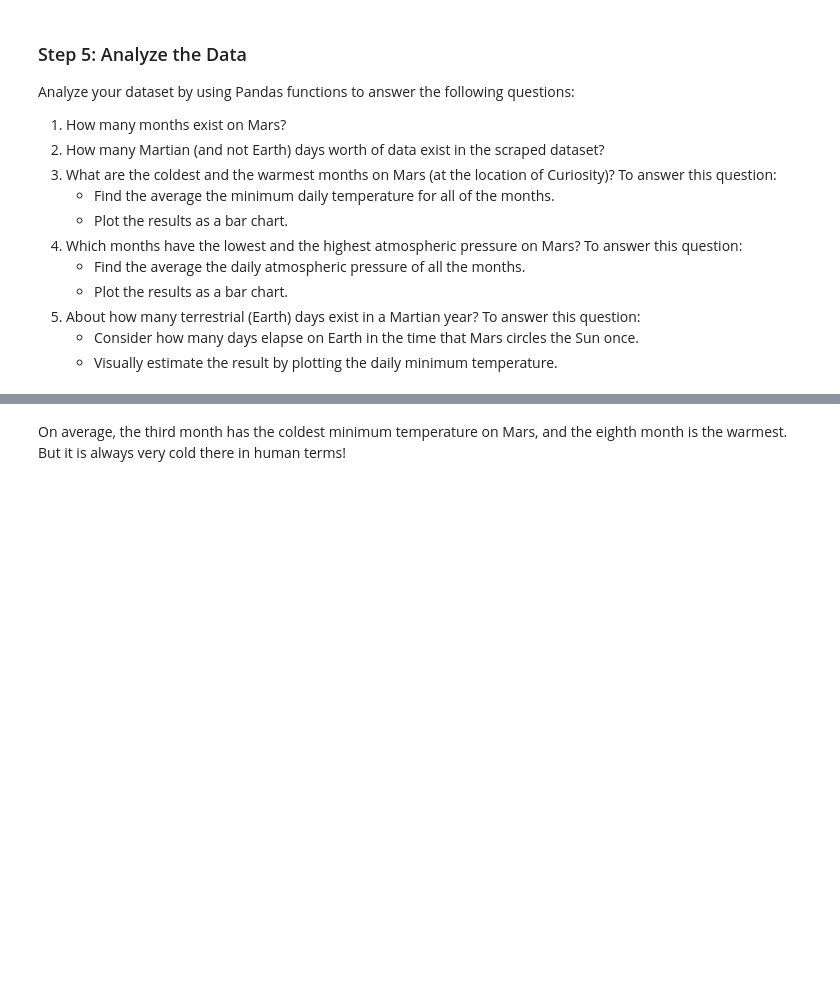
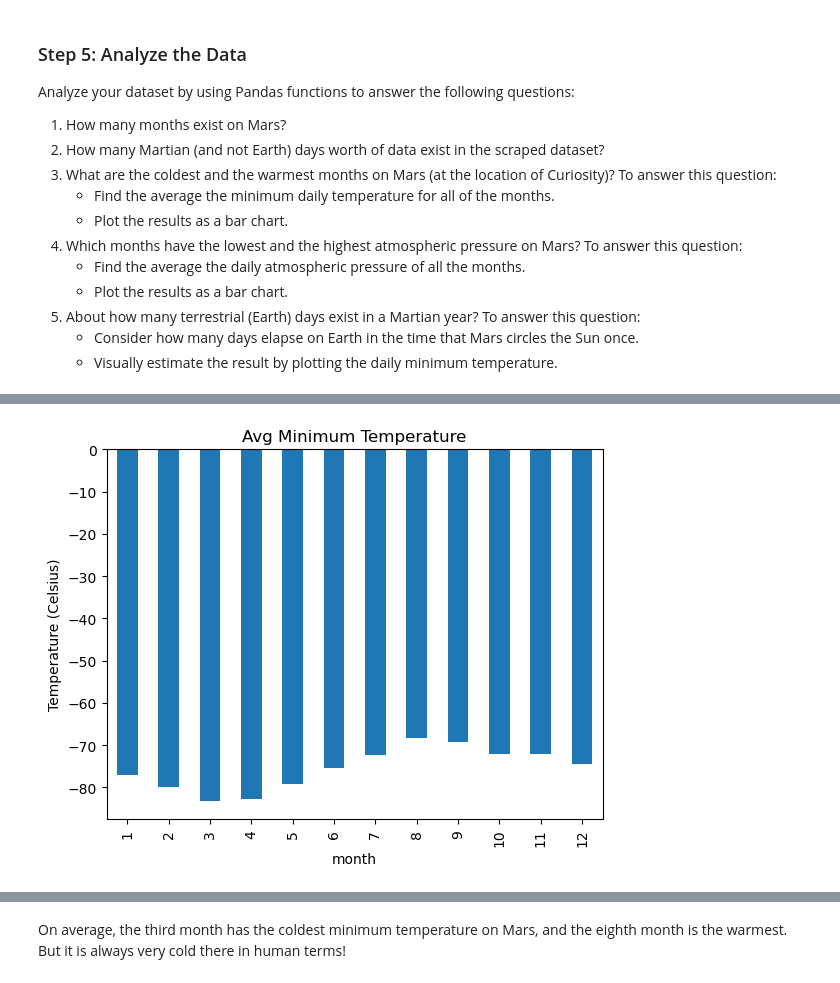
Before and after one commit to mkrachmer/web-scraping-challenge, a Jupyter notebook: part_2_mars_weather.ipynb, the cells around one changed output, grey strips where cells are left out. Saved outputs shown, nothing was run; the diff lists cells and outputs as text; code cells hidden in the pictures; blank space fills up the shorter version.

```diff
--- a/part_2_mars_weather.ipynb
+++ b/part_2_mars_weather.ipynb
@@ -146,2 +154,4 @@ Analyze your dataset by using Pandas functions to answer the following questions
 # %%
 # 3. What is the average low temperature by month?
+avg_temp_df = mars_df['min_temp'].groupby(mars_df['month']).mean()
+avg_temp_df
@@ -148,4 +173,8 @@ Analyze your dataset by using Pandas functions to answer the following questions
 # %%
 # Plot the average temperature by month
+avg_temp_df.plot(kind='bar', title='Avg Minimum Temperature', ylabel='Temperature (Celsius)')
+plt.show()
+# %% [output]
+[figure, added]
 # %%
 # Identify the coldest and hottest months in Curiosity's location
```
Also changed, not shown: parts of 7 cells of this notebook, 1 other file.
